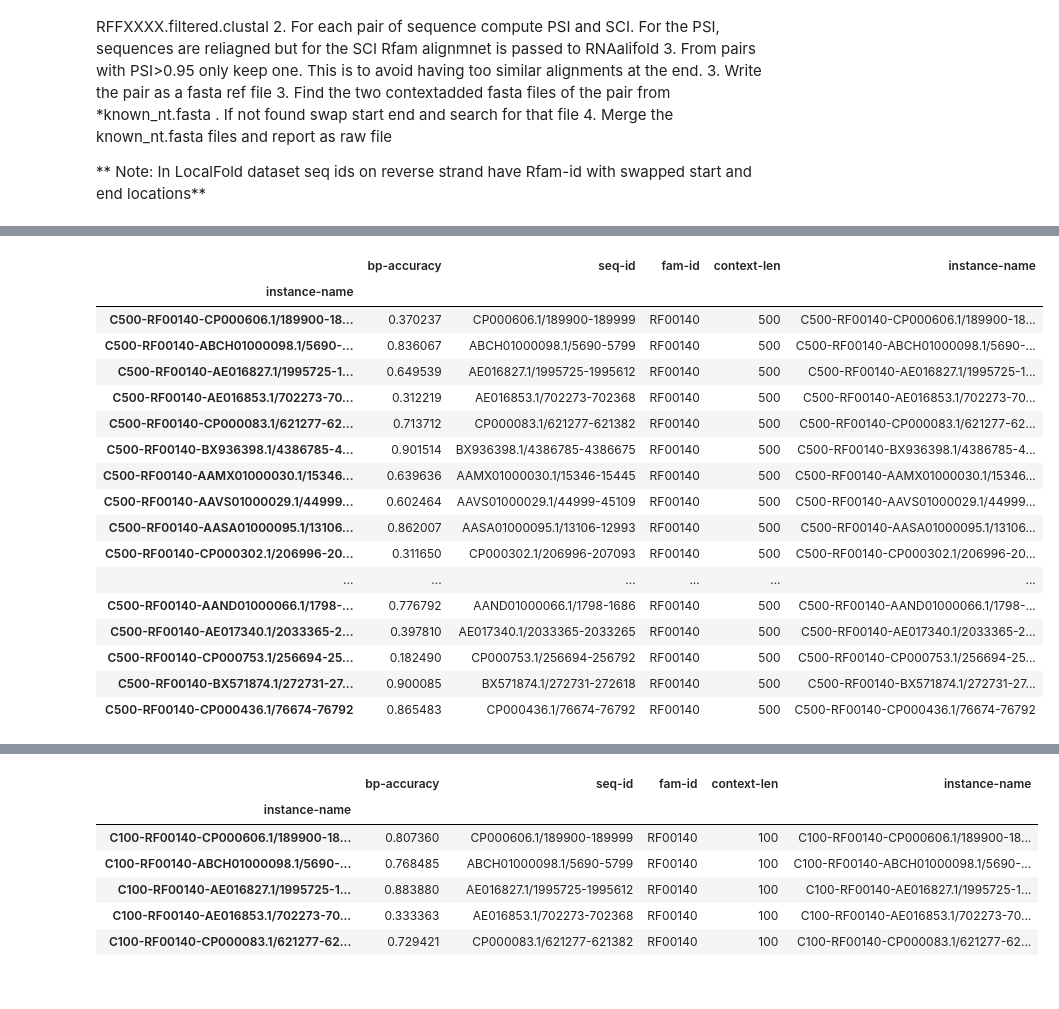
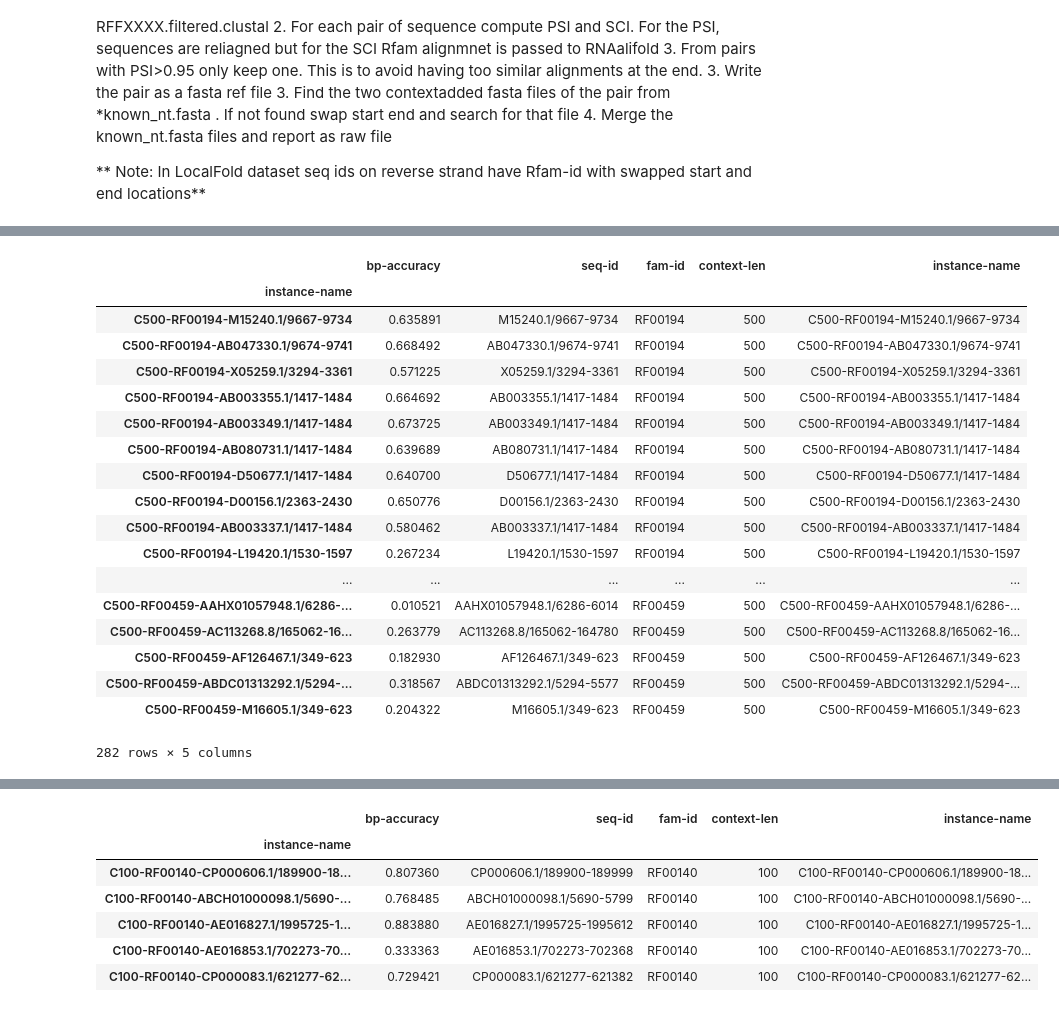
Before and after one commit to mmiladi/mmfold, a Jupyter notebook: cisreg/Benchmark-CisReg.ipynb, the cells around one changed output, grey strips where cells are left out. Saved outputs shown, nothing was run; the diff lists cells and outputs as text; code cells hidden in the pictures.

Commit message:
cisreg mrna dataset added

```diff
--- a/cisreg/Benchmark-CisReg.ipynb
+++ b/cisreg/Benchmark-CisReg.ipynb
@@ -390,6 +476,10 @@ False
 # %%
 print db_path
 import glob
-rfam_fams = [os.path.basename(d) for d in glob.glob(db_path+'/RF*[0-9]')]
+rfam_fams_genome = [os.path.basename(d) for d in glob.glob(CIS_GENOME_PATH+'/RF*[0-9]')]
+rfam_fams_mrna = [os.path.basename(d) for d in glob.glob(CIS_MRNA_PATH+'/RF*[0-9]')]
+print "\n".join(sorted(rfam_fams_genome))
+print
+print "\n".join(sorted(rfam_fams_mrna))
 # %% [output]
 /home/milad/DataBase/CisReg/Cis_include_genome2/
@@ -395,0 +502,14 @@ rfam_fams = [os.path.basename(d) for d in glob.glob(db_path+'/RF*[0-9]')]
+# %%
+import pandas as pd
+df_benchmark_all_mrna = pd.DataFrame()
+df_benchmark_all_quake_mrna = pd.DataFrame() #columns=['instance-name', 'seq-id', 'family-id', 'context-len'])
+for famid in rfam_fams[0:10]:
+    print "***** RFAM Family: ", famid
+    for cont_len in [500]:#0 , 100, 200]:
+        df_fam_scores = benchmark_family(famid, context_len=cont_len, runquake=False)
+        df_benchmark_all = df_benchmark_all.append(df_fam_scores)
+
+        df_fam_scores_quake = benchmark_family(famid, context_len=cont_len, runquake=True)
+        df_benchmark_all_quake = df_benchmark_all_quake.append(df_fam_scores_quake)
+
+df_benchmark_all_quake
@@ -396,10 +535,12 @@ rfam_fams = [os.path.basename(d) for d in glob.glob(db_path+'/RF*[0-9]')]
 # %%
 import pandas as pd
-df_benchmark_all_quake = pd.DataFrame() #columns=['instance-name', 'seq-id', 'family-id', 'context-len'])
-for famid in rfam_fams[0:3]:
-    for cont_len in [0, 100, 200]:
+# df_benchmark_all = pd.DataFrame()
+# df_benchmark_all_quake = pd.DataFrame() #columns=['instance-name', 'seq-id', 'family-id', 'context-len'])
+for famid in rfam_fams[0:10]:
+    print "***** RFAM Family: ", famid
+    for cont_len in [500]:#0 , 100, 200]:
         df_fam_scores = benchmark_family(famid, context_len=cont_len, runquake=False)
-        df_benchmark_all = df_benchmark_all_quake.append(df_fam_scores)
+        df_benchmark_all = df_benchmark_all.append(df_fam_scores)
 
         df_fam_scores_quake = benchmark_family(famid, context_len=cont_len, runquake=True)
         df_benchmark_all_quake = df_benchmark_all_quake.append(df_fam_scores_quake)
@@ -415,15 +570,17 @@ def my_plot(df, context_len, famid='all'):
     df_selection = df[df['context-len'] == context_len]
     if famid != 'all':
         df_selection = df_selection[df_selection['fam-id']==famid]
+    print len(df_selection)
     print "contextlen: ", int(df_selection.median()['context-len'])
-    print "median:     ", df_selection.median()['bp-accuracy']
-    print "mean:       ", df_selection.mean()['bp-accuracy']
+    print "median:     %.3f" % df_selection.median()['bp-accuracy']
+    print "mean:       %.3f"% df_selection.mean()['bp-accuracy']
     print
     return df_selection
-my_plot(df_benchmark_all, context_len=0)
-my_plot(df_benchmark_all, context_len=100)
-my_plot(df_benchmark_all, context_len=200)
-my_plot(df_benchmark_all, context_len=500)
+desired_fam = 'all'
+my_plot(df_benchmark_all, context_len=0, famid=desired_fam)
+my_plot(df_benchmark_all, context_len=100, famid=desired_fam)
+my_plot(df_benchmark_all, context_len=200, famid=desired_fam)
+my_plot(df_benchmark_all, context_len=500, famid=desired_fam)
 
 
 # df_benchmark_all.median()
@@ -446,19 +607,20 @@ mean:        0.59617619832
 |  | bp-accuracy | seq-id | fam-id | context-len | instance-name |
 | instance-name |  |  |  |  |  |
-| C500-RF00140-CP000606.1/189900-18... | 0.370237 | CP000606.1/189900-189999 | RF00140 | 500 | C500-RF00140-CP000606.1/189900-18... |
-| C500-RF00140-ABCH01000098.1/5690-... | 0.836067 | ABCH01000098.1/5690-5799 | RF00140 | 500 | C500-RF00140-ABCH01000098.1/5690-... |
-| C500-RF00140-AE016827.1/1995725-1... | 0.649539 | AE016827.1/1995725-1995612 | RF00140 | 500 | C500-RF00140-AE016827.1/1995725-1... |
-| C500-RF00140-AE016853.1/702273-70... | 0.312219 | AE016853.1/702273-702368 | RF00140 | 500 | C500-RF00140-AE016853.1/702273-70... |
-| C500-RF00140-CP000083.1/621277-62... | 0.713712 | CP000083.1/621277-621382 | RF00140 | 500 | C500-RF00140-CP000083.1/621277-62... |
-| C500-RF00140-BX936398.1/4386785-4... | 0.901514 | BX936398.1/4386785-4386675 | RF00140 | 500 | C500-RF00140-BX936398.1/4386785-4... |
-| C500-RF00140-AAMX01000030.1/15346... | 0.639636 | AAMX01000030.1/15346-15445 | RF00140 | 500 | C500-RF00140-AAMX01000030.1/15346... |
-| C500-RF00140-AAVS01000029.1/44999... | 0.602464 | AAVS01000029.1/44999-45109 | RF00140 | 500 | C500-RF00140-AAVS01000029.1/44999... |
-| C500-RF00140-AASA01000095.1/13106... | 0.862007 | AASA01000095.1/13106-12993 | RF00140 | 500 | C500-RF00140-AASA01000095.1/13106... |
-| C500-RF00140-CP000302.1/206996-20... | 0.311650 | CP000302.1/206996-207093 | RF00140 | 500 | C500-RF00140-CP000302.1/206996-20... |
+| C500-RF00194-M15240.1/9667-9734 | 0.635891 | M15240.1/9667-9734 | RF00194 | 500 | C500-RF00194-M15240.1/9667-9734 |
+| C500-RF00194-AB047330.1/9674-9741 | 0.668492 | AB047330.1/9674-9741 | RF00194 | 500 | C500-RF00194-AB047330.1/9674-9741 |
+| C500-RF00194-X05259.1/3294-3361 | 0.571225 | X05259.1/3294-3361 | RF00194 | 500 | C500-RF00194-X05259.1/3294-3361 |
+| C500-RF00194-AB003355.1/1417-1484 | 0.664692 | AB003355.1/1417-1484 | RF00194 | 500 | C500-RF00194-AB003355.1/1417-1484 |
+| C500-RF00194-AB003349.1/1417-1484 | 0.673725 | AB003349.1/1417-1484 | RF00194 | 500 | C500-RF00194-AB003349.1/1417-1484 |
+| C500-RF00194-AB080731.1/1417-1484 | 0.639689 | AB080731.1/1417-1484 | RF00194 | 500 | C500-RF00194-AB080731.1/1417-1484 |
+| C500-RF00194-D50677.1/1417-1484 | 0.640700 | D50677.1/1417-1484 | RF00194 | 500 | C500-RF00194-D50677.1/1417-1484 |
+| C500-RF00194-D00156.1/2363-2430 | 0.650776 | D00156.1/2363-2430 | RF00194 | 500 | C500-RF00194-D00156.1/2363-2430 |
+| C500-RF00194-AB003337.1/1417-1484 | 0.580462 | AB003337.1/1417-1484 | RF00194 | 500 | C500-RF00194-AB003337.1/1417-1484 |
+| C500-RF00194-L19420.1/1530-1597 | 0.267234 | L19420.1/1530-1597 | RF00194 | 500 | C500-RF00194-L19420.1/1530-1597 |
 | ... | ... | ... | ... | ... | ... |
-| C500-RF00140-AAND01000066.1/1798-... | 0.776792 | AAND01000066.1/1798-1686 | RF00140 | 500 | C500-RF00140-AAND01000066.1/1798-... |
-| C500-RF00140-AE017340.1/2033365-2... | 0.397810 | AE017340.1/2033365-2033265 | RF00140 | 500 | C500-RF00140-AE017340.1/2033365-2... |
-| C500-RF00140-CP000753.1/256694-25... | 0.182490 | CP000753.1/256694-256792 | RF00140 | 500 | C500-RF00140-CP000753.1/256694-25... |
-| C500-RF00140-BX571874.1/272731-27... | 0.900085 | BX571874.1/272731-272618 | RF00140 | 500 | C500-RF00140-BX571874.1/272731-27... |
-| C500-RF00140-CP000436.1/76674-76792 | 0.865483 | CP000436.1/76674-76792 | RF00140 | 500 | C500-RF00140-CP000436.1/76674-76792 |
+| C500-RF00459-AAHX01057948.1/6286-... | 0.010521 | AAHX01057948.1/6286-6014 | RF00459 | 500 | C500-RF00459-AAHX01057948.1/6286-... |
+| C500-RF00459-AC113268.8/165062-16... | 0.263779 | AC113268.8/165062-164780 | RF00459 | 500 | C500-RF00459-AC113268.8/165062-16... |
+| C500-RF00459-AF126467.1/349-623 | 0.182930 | AF126467.1/349-623 | RF00459 | 500 | C500-RF00459-AF126467.1/349-623 |
+| C500-RF00459-ABDC01313292.1/5294-... | 0.318567 | ABDC01313292.1/5294-5577 | RF00459 | 500 | C500-RF00459-ABDC01313292.1/5294-... |
+| C500-RF00459-M16605.1/349-623 | 0.204322 | M16605.1/349-623 | RF00459 | 500 | C500-RF00459-M16605.1/349-623 |
+282 rows × 5 columns
 # %%
```
Also changed, not shown: parts of 11 cells of this notebook.
